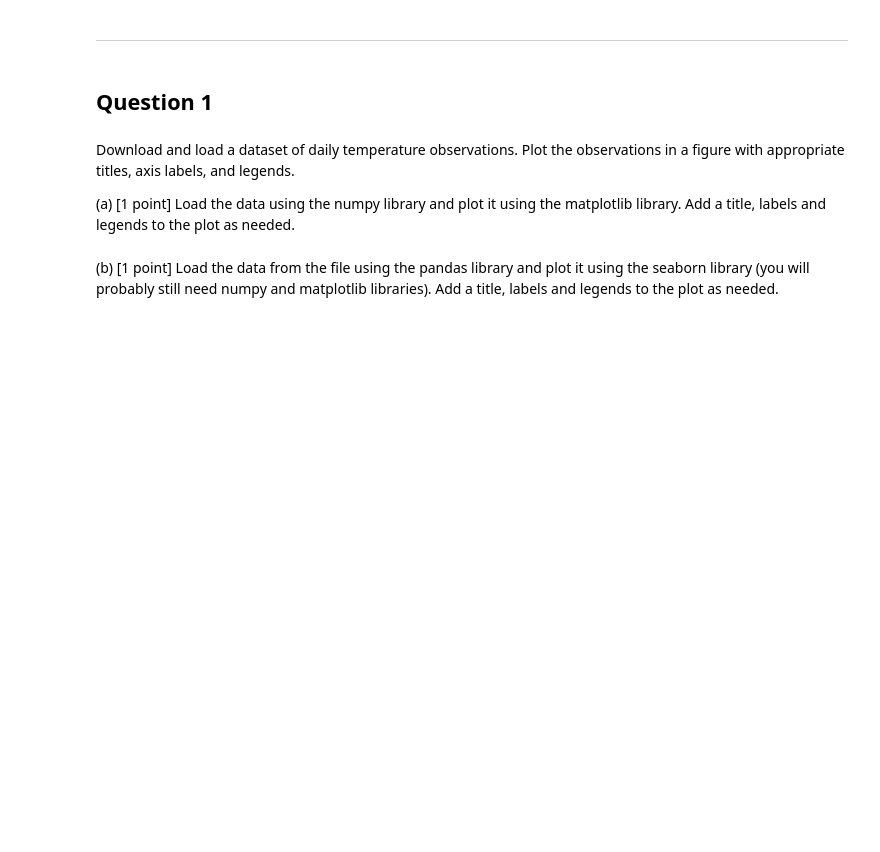
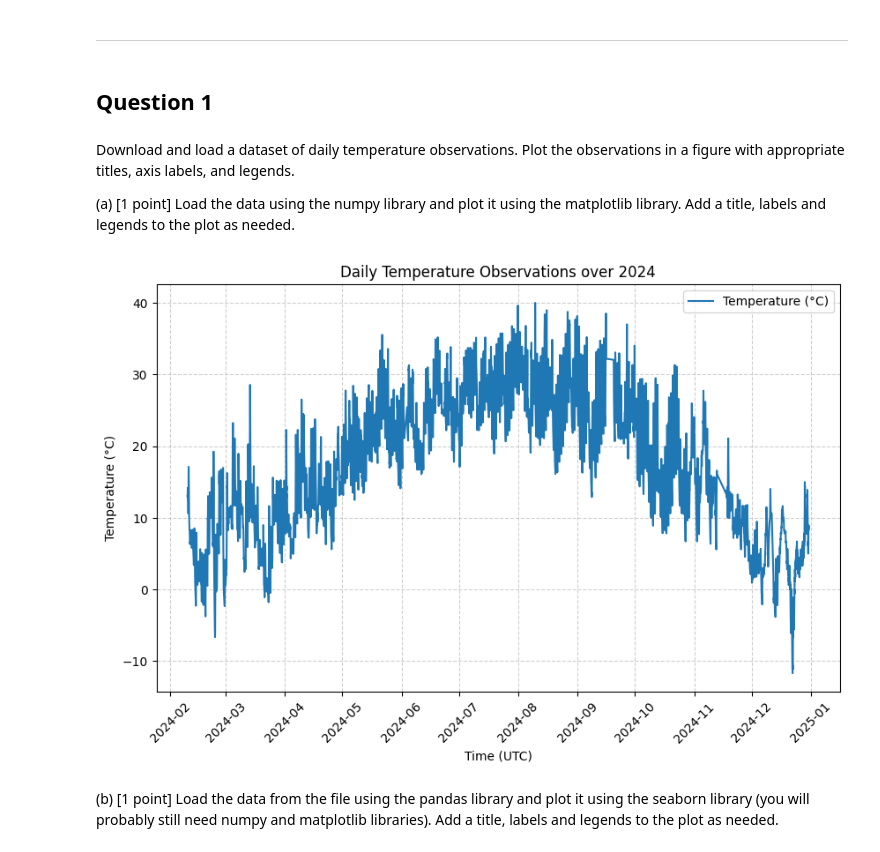
Before and after one commit to 21chengjk1/PHY408Labs, a Jupyter notebook: Lab1/Jack_Cheng_Lab1.ipynb, the cells around one changed output. Saved outputs shown, nothing was run; the diff lists cells and outputs as text; code cells hidden in the pictures; blank space fills up the shorter version.

```diff
--- a/Lab1/Jack_Cheng_Lab1.ipynb
+++ b/Lab1/Jack_Cheng_Lab1.ipynb
@@ -20,3 +22,32 @@ import matplotlib.pyplot as plt
+# %%
+# Path to the dataset
+file_path = 'data/sensor_mp8_temperature_2024.csv'
+
+# Load the data using numpy
+data = np.genfromtxt(file_path, delimiter=',', names=True, dtype=None, encoding='utf-8')
+
+# Extracting values
+temperatures = data['state']
+timestamps_raw = data['last_changed']
+
+# Convert ISO timestamps to datetime objects for accurate plotting
+timestamps = [datetime.strptime(ts, "%Y-%m-%dT%H:%M:%S.%fZ") for ts in timestamps_raw]
+
+plt.figure(figsize=(10, 6))
+plt.plot(timestamps, temperatures, marker='', linestyle='-', color='tab:blue', label='Temperature (°C)')
+
+plt.title('Daily Temperature Observations over 2024')
+plt.xlabel('Time (UTC)')
+plt.ylabel('Temperature (°C)')
+plt.legend()
+
+# Format x-axis
+plt.xticks(rotation=45)
+
+# Add grid lines
+plt.grid(True, linestyle='--', alpha=0.6)
+# %% [output]
+[figure, added]
 # %% [markdown]
 (b) [1 point] Load the data from the file using the pandas library and plot it using the seaborn library (you will probably still need numpy and matplotlib libraries). Add a title, labels and legends to the plot as needed.
 # %%
```
Also changed, not shown: parts of 3 cells of this notebook.
